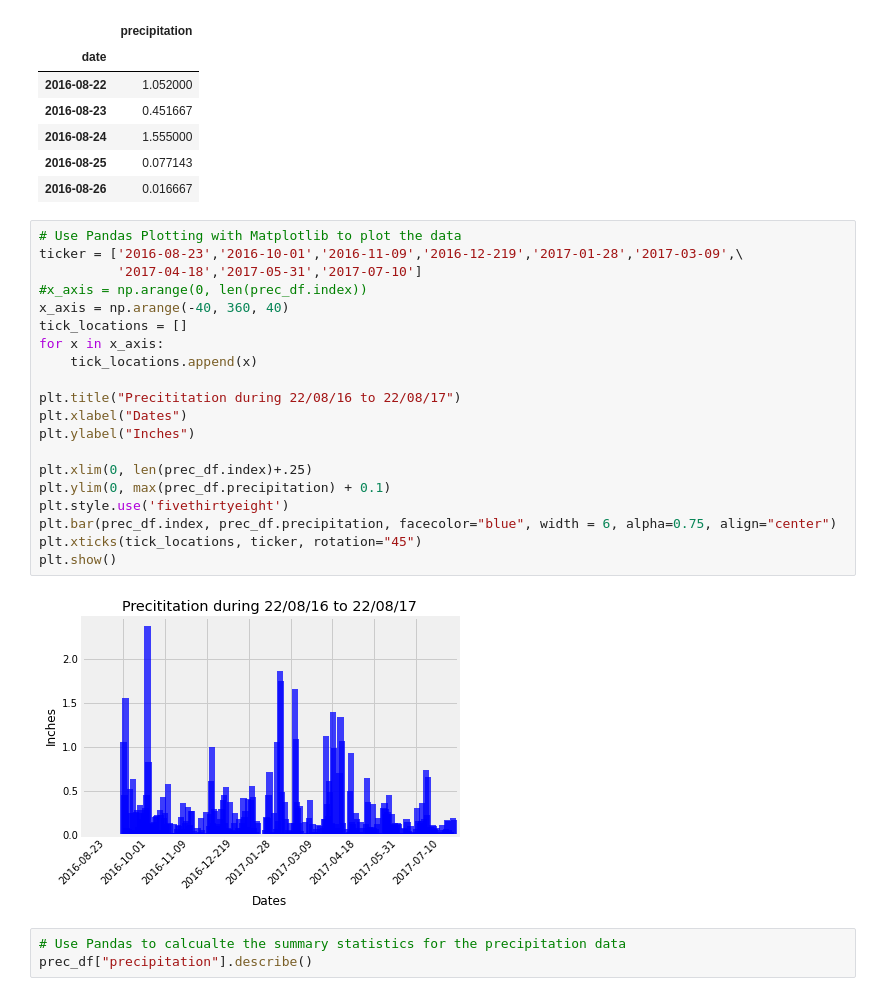
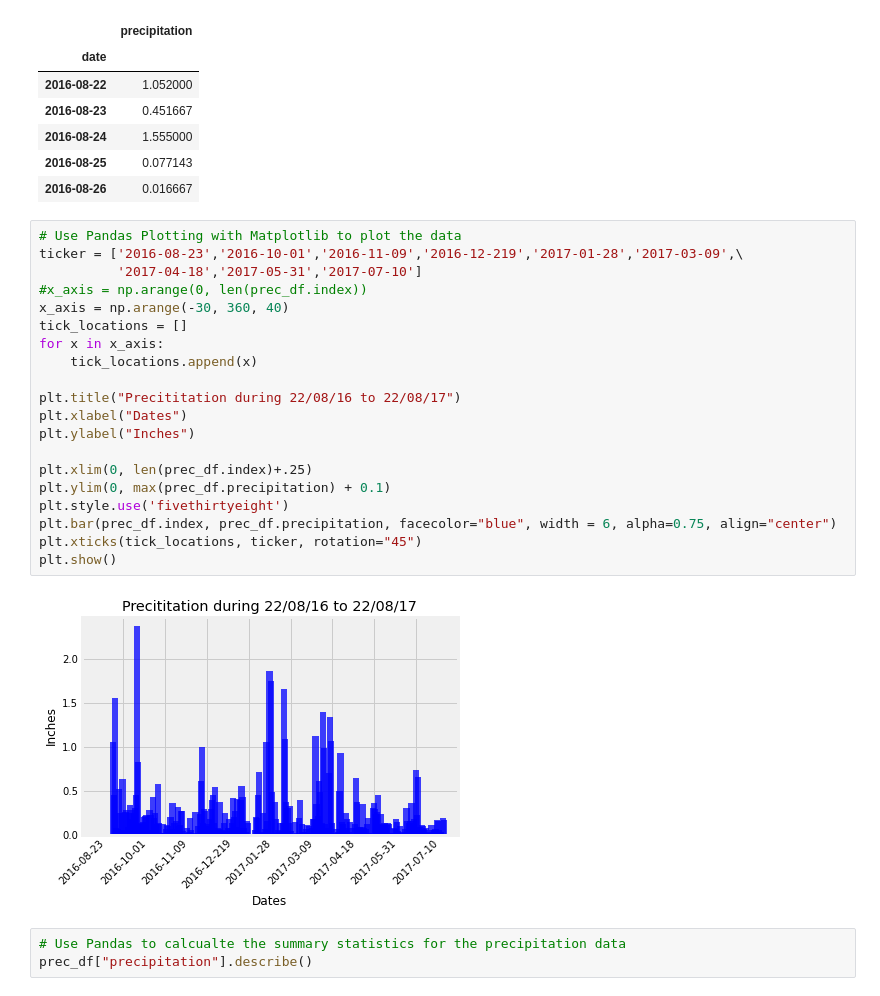
Before and after one commit to tonyzhao668/sqlalchemy_challenge, a Jupyter notebook: climate_starter.ipynb, the cells around one changed output. Saved outputs shown, nothing was run; the diff lists cells and outputs as text.

```diff
--- a/climate_starter.ipynb
+++ b/climate_starter.ipynb
@@ -175,25 +175,25 @@ prec_df.head()
 # %%
 # Use Pandas Plotting with Matplotlib to plot the data
 ticker = ['2016-08-23','2016-10-01','2016-11-09','2016-12-219','2017-01-28','2017-03-09',\
           '2017-04-18','2017-05-31','2017-07-10']
 #x_axis = np.arange(0, len(prec_df.index))
-x_axis = np.arange(-40, 360, 40)
+x_axis = np.arange(-30, 360, 40)
 tick_locations = []
 for x in x_axis:
     tick_locations.append(x)
 
 plt.title("Precititation during 22/08/16 to 22/08/17")
 plt.xlabel("Dates")
 plt.ylabel("Inches")
 
 plt.xlim(0, len(prec_df.index)+.25)
 plt.ylim(0, max(prec_df.precipitation) + 0.1)
 plt.style.use('fivethirtyeight')
 plt.bar(prec_df.index, prec_df.precipitation, facecolor="blue", width = 6, alpha=0.75, align="center")
 plt.xticks(tick_locations, ticker, rotation="45")
 plt.show()
 # %% [output]
-[figure, old version]
+[figure, new version]
 # %%
 # Use Pandas to calcualte the summary statistics for the precipitation data
 prec_df["precipitation"].describe()
```
Also changed, not shown: 1 other file.
